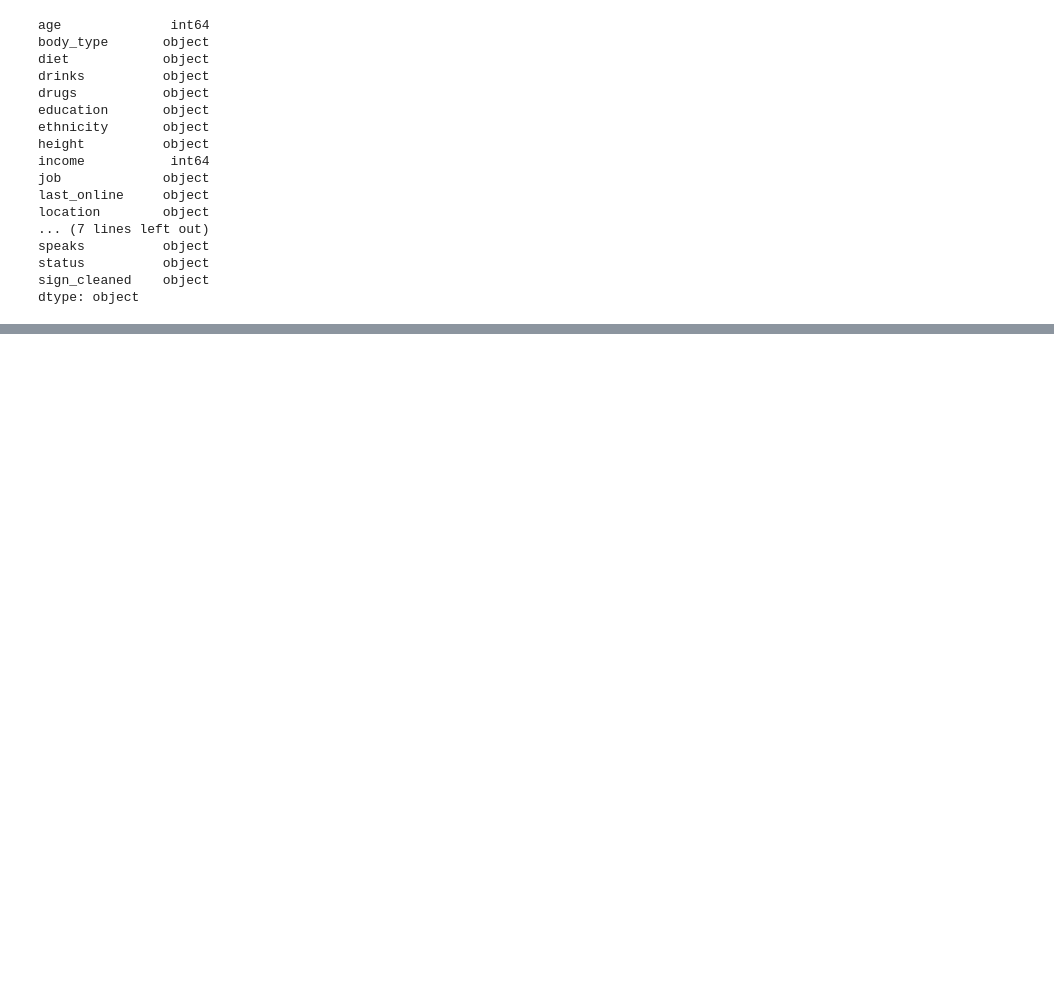
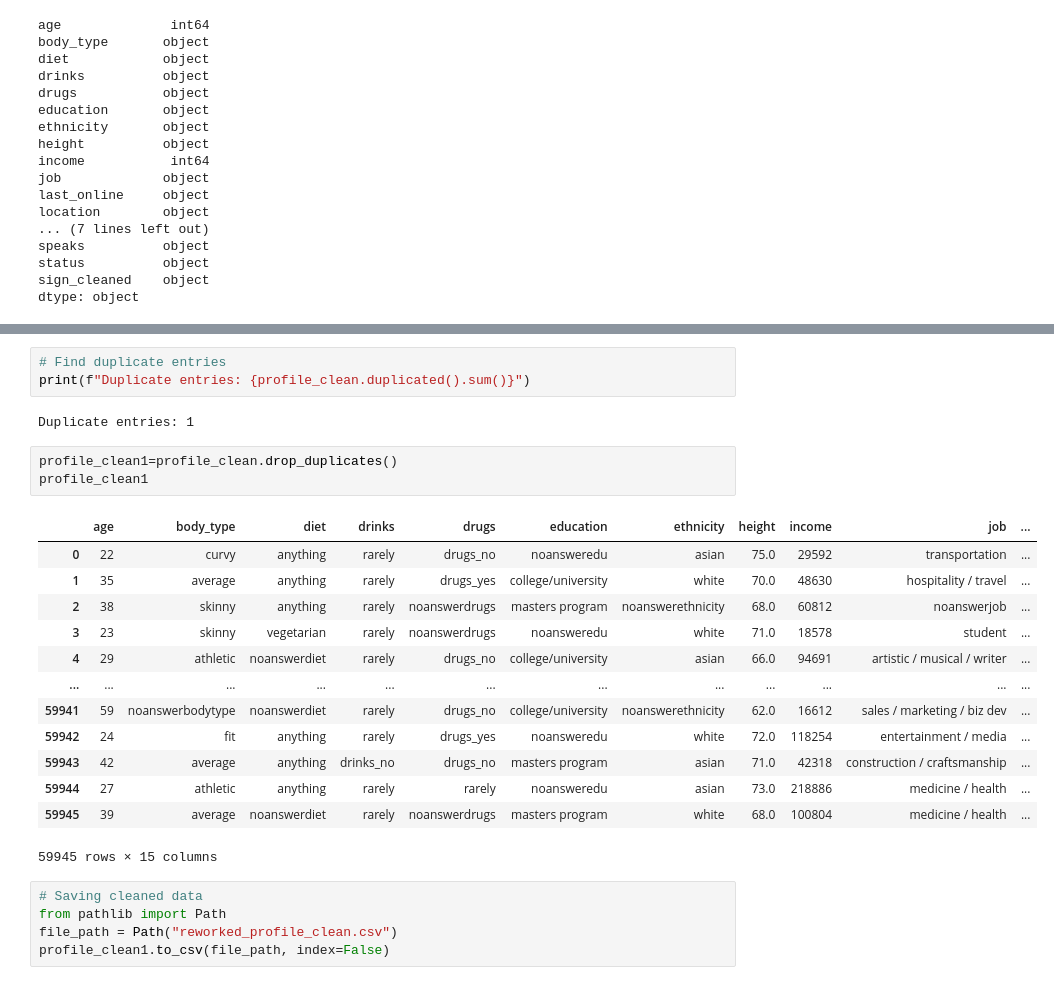
Before and after one commit to Manochitra20/OkCupid_Dating_with_ML, a Jupyter notebook: Mano/profile_cleaning.ipynb, the cells around one changed output, grey strips where cells are left out. Cells and saved outputs as stored; diff of their text form; blank space fills up the shorter version.

```diff
--- a/Mano/profile_cleaning.ipynb
+++ b/Mano/profile_cleaning.ipynb
@@ -345,0 +436,27 @@ profile_clean.to_csv('profile_clean.csv')
+# %%
+# Find duplicate entries
+print(f"Duplicate entries: {profile_clean.duplicated().sum()}")
+# %% [output]
+Duplicate entries: 1
+# %%
+profile_clean1=profile_clean.drop_duplicates()
+profile_clean1
+# %% [output]
+|  | age | body_type | diet | drinks | drugs | education | ethnicity | height | income | job | ... |
+| 0 | 22 | curvy | anything | rarely | drugs_no | noansweredu | asian | 75.0 | 29592 | transportation | ... |
+| 1 | 35 | average | anything | rarely | drugs_yes | college/university | white | 70.0 | 48630 | hospitality / travel | ... |
+| 2 | 38 | skinny | anything | rarely | noanswerdrugs | masters program | noanswerethnicity | 68.0 | 60812 | noanswerjob | ... |
+| 3 | 23 | skinny | vegetarian | rarely | noanswerdrugs | noansweredu | white | 71.0 | 18578 | student | ... |
+| 4 | 29 | athletic | noanswerdiet | rarely | drugs_no | college/university | asian | 66.0 | 94691 | artistic / musical / writer | ... |
+| ... | ... | ... | ... | ... | ... | ... | ... | ... | ... | ... | ... |
+| 59941 | 59 | noanswerbodytype | noanswerdiet | rarely | drugs_no | college/university | noanswerethnicity | 62.0 | 16612 | sales / marketing / biz dev | ... |
+| 59942 | 24 | fit | anything | rarely | drugs_yes | noansweredu | white | 72.0 | 118254 | entertainment / media | ... |
+| 59943 | 42 | average | anything | drinks_no | drugs_no | masters program | asian | 71.0 | 42318 | construction / craftsmanship | ... |
+| 59944 | 27 | athletic | anything | rarely | rarely | noansweredu | asian | 73.0 | 218886 | medicine / health | ... |
+| 59945 | 39 | average | noanswerdiet | rarely | noanswerdrugs | masters program | white | 68.0 | 100804 | medicine / health | ... |
+59945 rows × 15 columns
+# %%
+# Saving cleaned data
+from pathlib import Path
+file_path = Path("reworked_profile_clean.csv")
+profile_clean1.to_csv(file_path, index=False)
```
Also changed, not shown: parts of 16 cells of this notebook, 14 other files.
